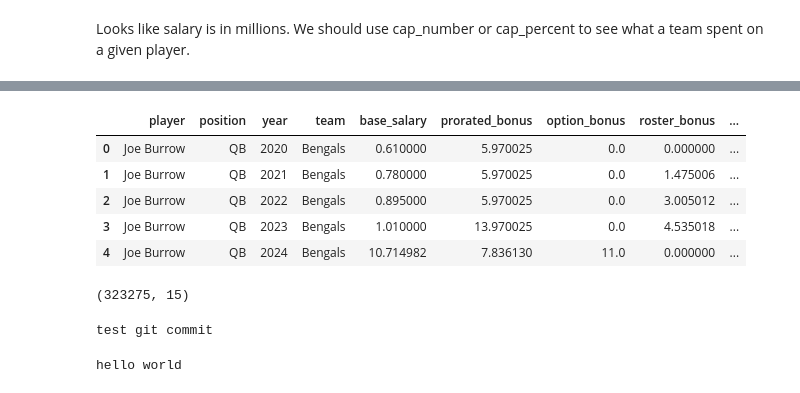
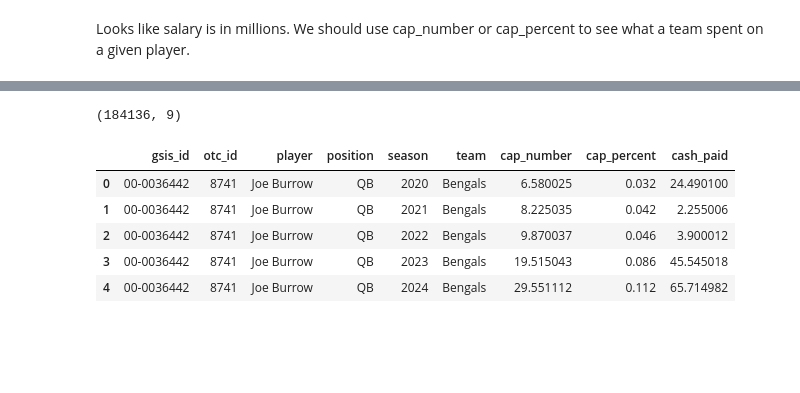
Before and after one commit to TEAM-CVS/Project_DTSC2, a Jupyter notebook: Studio2_code.ipynb, the cells around one changed output, grey strips where cells are left out. Saved outputs shown, nothing was run; the diff lists cells and outputs as text; code cells hidden in the pictures; blank space fills up the shorter version.

```diff
--- a/Studio2_code.ipynb
+++ b/Studio2_code.ipynb
@@ -109,26 +110,45 @@ detail.head()
-# %%
-# Now we can combine the player and position columns with the new detail columns into one dataframe.
-seasons_df = pd.concat(
-    [step1[["player", "position"]].reset_index(drop=True), detail],
-    axis=1,
-)
-seasons_df.head()
-# %% [output]
-|  | player | position | year | team | base_salary | prorated_bonus | option_bonus | roster_bonus | ... |
-| 0 | Joe Burrow | QB | 2020 | Bengals | 0.610000 | 5.970025 | 0.0 | 0.000000 | ... |
-| 1 | Joe Burrow | QB | 2021 | Bengals | 0.780000 | 5.970025 | 0.0 | 1.475006 | ... |
-| 2 | Joe Burrow | QB | 2022 | Bengals | 0.895000 | 5.970025 | 0.0 | 3.005012 | ... |
-| 3 | Joe Burrow | QB | 2023 | Bengals | 1.010000 | 13.970025 | 0.0 | 4.535018 | ... |
-| 4 | Joe Burrow | QB | 2024 | Bengals | 10.714982 | 7.836130 | 11.0 | 0.000000 | ... |
-# %%
-seasons_df.shape
-# %% [output]
-(323275, 15)
-# %%
-print("test git commit")
-# %% [output]
-test git commit
-# %%
-print("hello world")
-# %% [output]
-hello world
+# %%
+step1 = (
+    contracts[
+        ["gsis_id", "otc_id", "player", "position", "season_history"]
+    ]
+    .explode("season_history")
+    .dropna(subset=["season_history"])
+    .reset_index(drop=True)
+)
+
+detail = pd.json_normalize(step1["season_history"].tolist())
+
+salary_df = pd.concat(
+    [step1.drop(columns="season_history"), detail],
+    axis=1,
+)
+
+# Removes non-year entries such as "Total"
+salary_df["season"] = pd.to_numeric(
+    salary_df["year"], errors="coerce"
+)
+
+salary_df = salary_df[
+    salary_df["season"].isin(seasons)
+].copy()
+
+salary_df["season"] = salary_df["season"].astype(int)
+
+salary_df = salary_df[
+    [
+        "gsis_id", "otc_id", "player", "position", "season",
+        "team", "cap_number", "cap_percent", "cash_paid",
+    ]
+]
+
+print(salary_df.shape)
+salary_df.head()
+# %% [output]
+(184136, 9)
+|  | gsis_id | otc_id | player | position | season | team | cap_number | cap_percent | cash_paid |
+| 0 | 00-0036442 | 8741 | Joe Burrow | QB | 2020 | Bengals | 6.580025 | 0.032 | 24.490100 |
+| 1 | 00-0036442 | 8741 | Joe Burrow | QB | 2021 | Bengals | 8.225035 | 0.042 | 2.255006 |
+| 2 | 00-0036442 | 8741 | Joe Burrow | QB | 2022 | Bengals | 9.870037 | 0.046 | 3.900012 |
+| 3 | 00-0036442 | 8741 | Joe Burrow | QB | 2023 | Bengals | 19.515043 | 0.086 | 45.545018 |
+| 4 | 00-0036442 | 8741 | Joe Burrow | QB | 2024 | Bengals | 29.551112 | 0.112 | 65.714982 |
```
Also changed, not shown: parts of 6 cells of this notebook.
